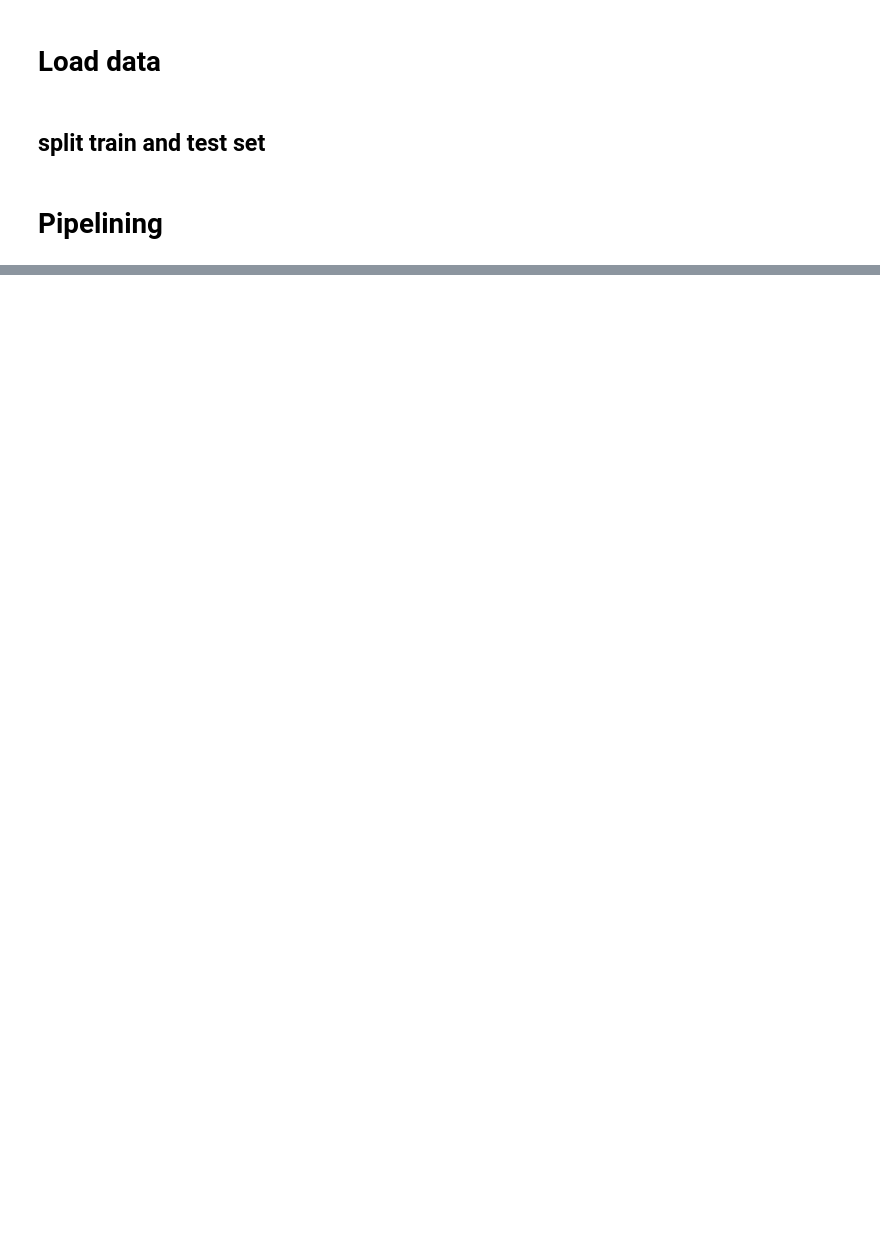
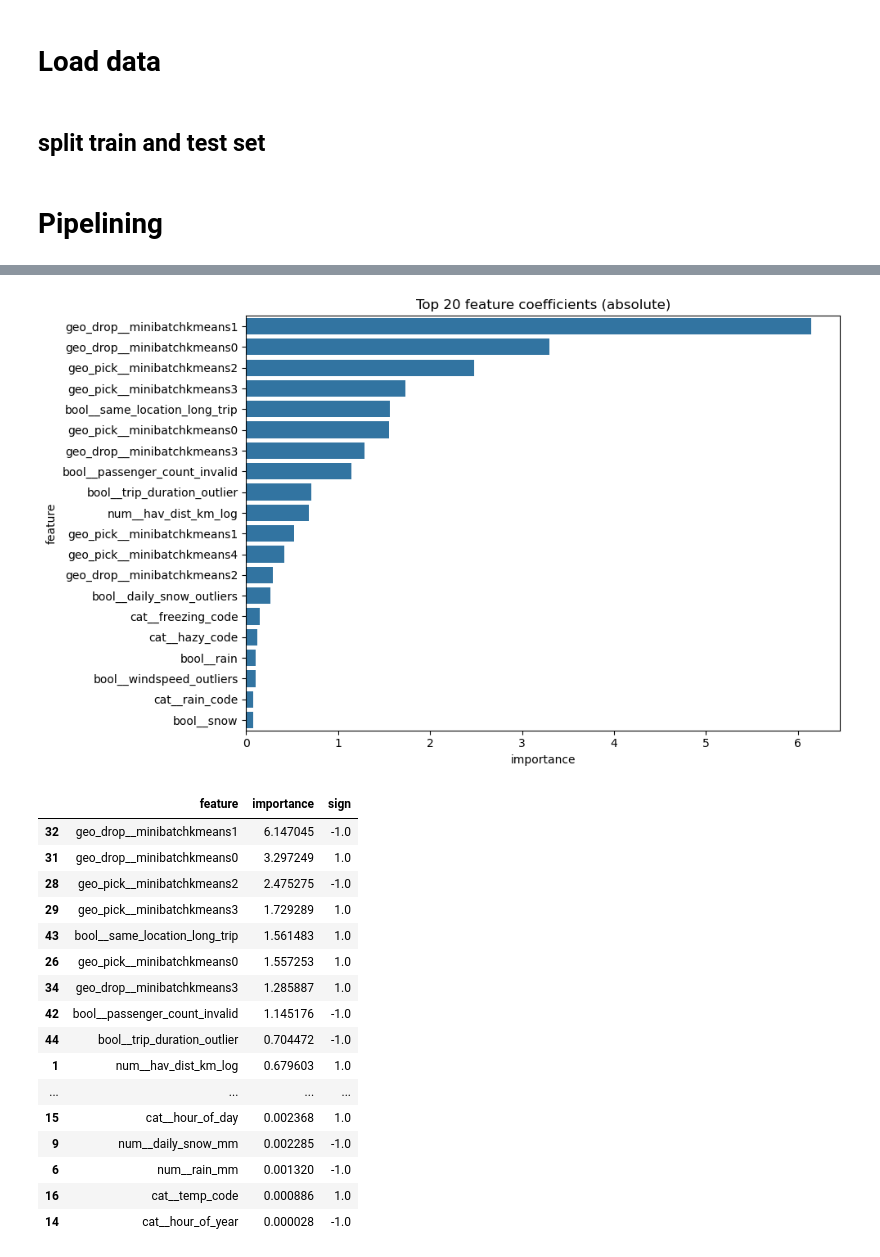
Before and after one commit to Wendo99/NYC-Taxi-Trip-Duration, a Jupyter notebook: notebooks/modelling.ipynb, the cells around one changed output, grey strips where cells are left out. Cells and saved outputs as stored; diff of their text form; code cells hidden in the pictures; blank space fills up the shorter version.

```diff
--- a/notebooks/modelling.ipynb
+++ b/notebooks/modelling.ipynb
@@ -248,0 +94,2 @@ dtype: float64
+# %%
+ridge_base_pipeline = make_linear_pipeline('ridge', preprocessing_base)
@@ -250,0 +272,21 @@ dtype: float64
+# %%
+plot_lin_feature_importance(ridge_base_pipeline, X_train, y_train)
+# %% [output]
+[figure, added]
+|  | feature | importance | sign |
+| 32 | geo_drop__minibatchkmeans1 | 6.147045 | -1.0 |
+| 31 | geo_drop__minibatchkmeans0 | 3.297249 | 1.0 |
+| 28 | geo_pick__minibatchkmeans2 | 2.475275 | -1.0 |
+| 29 | geo_pick__minibatchkmeans3 | 1.729289 | 1.0 |
+| 43 | bool__same_location_long_trip | 1.561483 | 1.0 |
+| 26 | geo_pick__minibatchkmeans0 | 1.557253 | 1.0 |
+| 34 | geo_drop__minibatchkmeans3 | 1.285887 | 1.0 |
+| 42 | bool__passenger_count_invalid | 1.145176 | -1.0 |
+| 44 | bool__trip_duration_outlier | 0.704472 | -1.0 |
+| 1 | num__hav_dist_km_log | 0.679603 | 1.0 |
+| ... | ... | ... | ... |
+| 15 | cat__hour_of_day | 0.002368 | 1.0 |
+| 9 | num__daily_snow_mm | 0.002285 | -1.0 |
+| 6 | num__rain_mm | 0.001320 | -1.0 |
+| 16 | cat__temp_code | 0.000886 | 1.0 |
+| 14 | cat__hour_of_year | 0.000028 | -1.0 |
```
Also changed, not shown: parts of 48 cells of this notebook, 28 other files.
